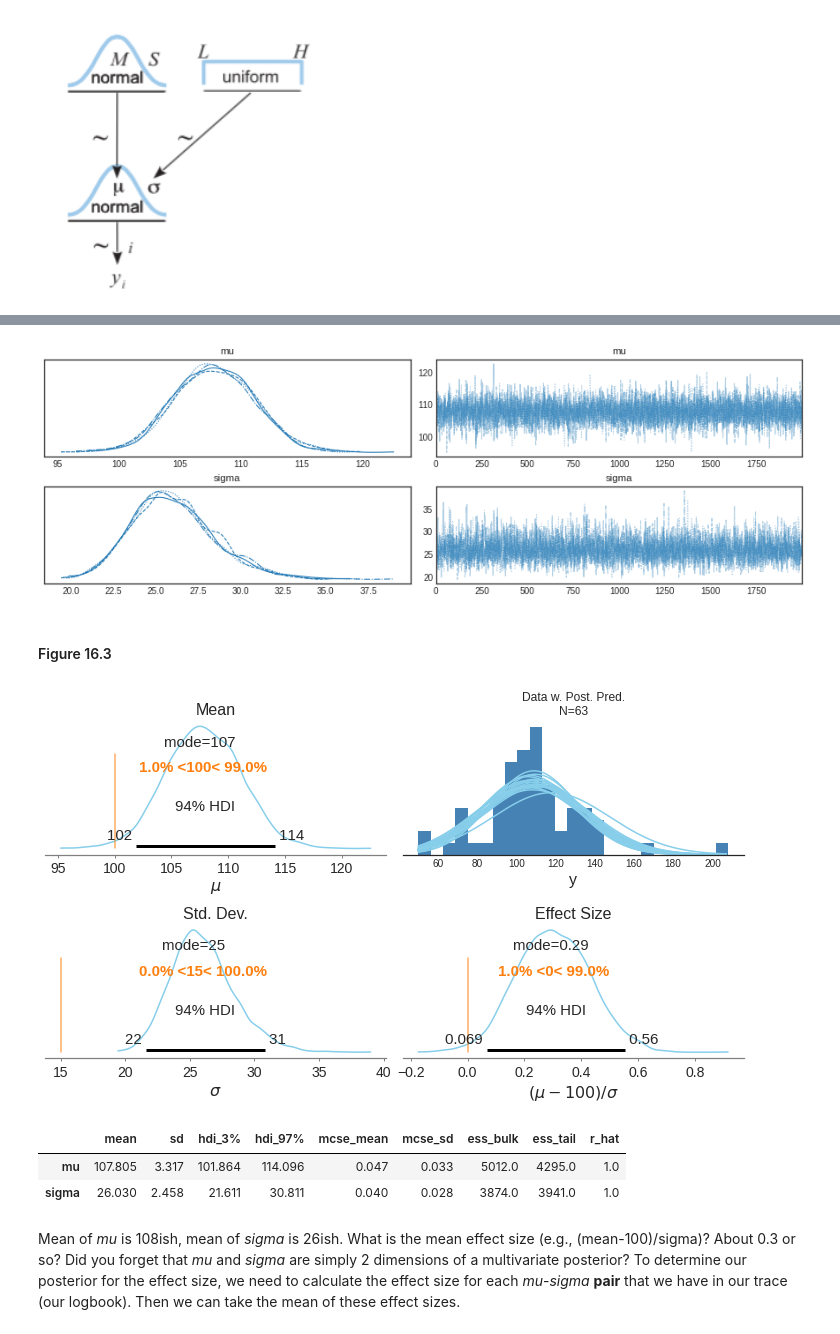
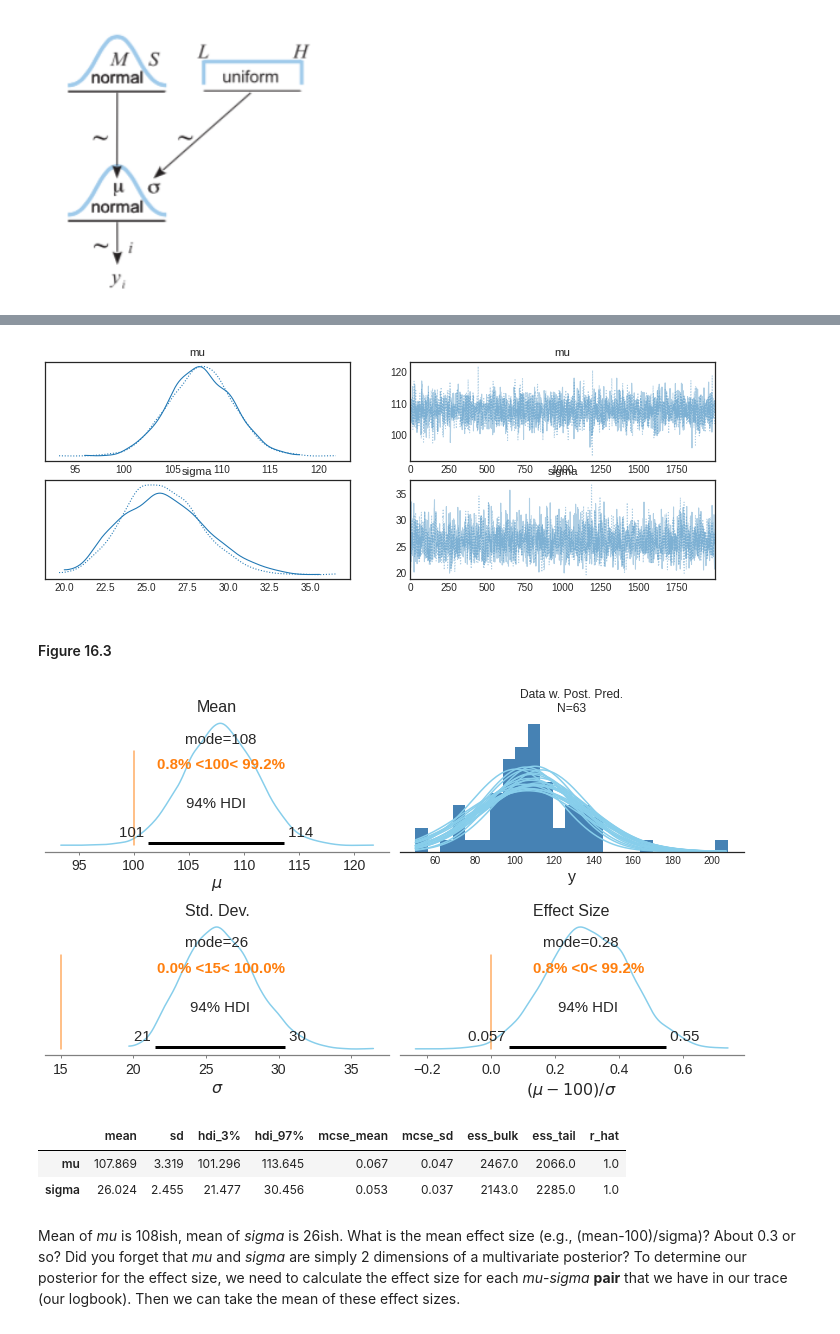
Before and after one commit to blue-worm/DBDA-python, a Jupyter notebook: Notebooks/Chapter 16.ipynb, the cells around one changed output, grey strips where cells are left out. Saved outputs shown, nothing was run; the diff lists cells and outputs as text; code cells hidden in the pictures.

```diff
--- a/Notebooks/Chapter 16.ipynb
+++ b/Notebooks/Chapter 16.ipynb
@@ -93,7 +93,7 @@ pm.model_to_graphviz(model)
 [drawing not drawn]
 # %%
 with model:
-    trace = pm.sample(2000, cores=4,  target_accept=0.95)
+    trace = pm.sample(2000, target_accept=0.95)
 # %% [output]
 Auto-assigning NUTS sampler...
 Initializing NUTS using jitter+adapt_diag...
@@ -104,7 +104,7 @@ Sampling 4 chains for 1_000 tune and 2_000 draw iterations (4_000 + 8_000 draws
 # %%
 az.plot_trace(trace);
 # %% [output]
-[figure, old version]
+[figure, new version]
 # %% [markdown]
 #### Figure 16.3
 # %%
@@ -113,46 +113,48 @@ fig, [(ax1, ax2), (ax3, ax4)] = plt.subplots(2,2, figsize=(10,6))
 font_d = {'size':16}
 
 # Upper left
-pm.plot_posterior(trace['mu'], point_estimate='mode', ref_val=100, ax=ax1, color=color)
+pm.plot_posterior(trace.posterior['mu'], point_estimate='mode', ref_val=100, ax=ax1, color=color)
 ax1.set_xlabel('$\mu$', fontdict=font_d)
 ax1.set_title('Mean', fontdict=font_d)
 
 # Upper right
-tr_len = len(trace)
+tr_len = trace.posterior.sizes['draw']
 # Plot only 20 posterior prediction curves.
 n_curves = 20
 # Create an index of length 20 with which we step through the trace.
 stepIdxVec = np.arange(0, tr_len, tr_len//n_curves)
 x_range = np.arange(y.min(), y.max())
-x = np.tile(x_range.reshape(-1,1), (1,20))
+x = np.tile(x_range.reshape(-1,1), (1,n_curves))
+#x = np.linspace(y.min(), y.max(), n_curves)
 
 ax2.hist(y, bins=25, density=True, color='steelblue')
-ax2.plot(x, norm.pdf(x, trace['mu'][stepIdxVec], trace['sigma'][stepIdxVec]), c=color)
+#ax2.plot(x, norm.pdf(x, trace.posterior['mu'][stepIdxVec], trace.posterior['sigma'][stepIdxVec]), c=color)
+ax2.plot(x, norm.pdf(x, trace.posterior['mu'].sel(chain=0,draw=stepIdxVec), trace.posterior['sigma'].sel(chain=0,draw=stepIdxVec)), c=color)
 ax2.set_xlabel('y', fontdict=font_d)
 ax2.set_title('Data w. Post. Pred.\nN=63')
 [ax2.spines[spine].set_visible(False) for spine in ['left', 'right', 'top']]
 ax2.yaxis.set_visible(False)
 
 # Lower left
-pm.plot_posterior(trace['sigma'], point_estimate='mode', ref_val=15, ax=ax3, color=color)
+pm.plot_posterior(trace.posterior['sigma'], point_estimate='mode', ref_val=15, ax=ax3, color=color)
 ax3.set_xlabel('$\sigma$', fontdict=font_d)
 ax3.set_title('Std. Dev.', fontdict=font_d)
 
 # Lower right
-pm.plot_posterior((trace['mu']-100)/trace['sigma'], point_estimate='mode', ref_val=0,
+pm.plot_posterior((trace.posterior['mu']-100)/trace.posterior['sigma'], point_estimate='mode', ref_val=0,
                   ax=ax4, color=color)
 ax4.set_title('Effect Size', fontdict=font_d)
 ax4.set_xlabel('$(\mu - 100)/\sigma$', fontdict=font_d)
 
 plt.tight_layout();
 # %% [output]
-[figure, old version]
+[figure, new version]
 # %%
 az.summary(trace)
 # %% [output]
 |  | mean | sd | hdi_3% | hdi_97% | mcse_mean | mcse_sd | ess_bulk | ess_tail | r_hat |
-| mu | 107.805 | 3.317 | 101.864 | 114.096 | 0.047 | 0.033 | 5012.0 | 4295.0 | 1.0 |
-| sigma | 26.030 | 2.458 | 21.611 | 30.811 | 0.040 | 0.028 | 3874.0 | 3941.0 | 1.0 |
+| mu | 107.869 | 3.319 | 101.296 | 113.645 | 0.067 | 0.047 | 2467.0 | 2066.0 | 1.0 |
+| sigma | 26.024 | 2.455 | 21.477 | 30.456 | 0.053 | 0.037 | 2143.0 | 2285.0 | 1.0 |
 # %% [markdown]
 Mean of *mu* is 108ish, mean of *sigma* is 26ish.  What is the mean effect size (e.g., (mean-100)/sigma)?  About 0.3 or so?  Did you forget that *mu* and *sigma* are simply 2 dimensions of a multivariate posterior?  To determine our posterior for the effect size, we need to calculate the effect size for each *mu*-*sigma* **pair** that we have in our trace (our logbook).  Then we can take the mean of these effect sizes.
 # %%
```
Also changed, not shown: parts of 21 cells of this notebook.
